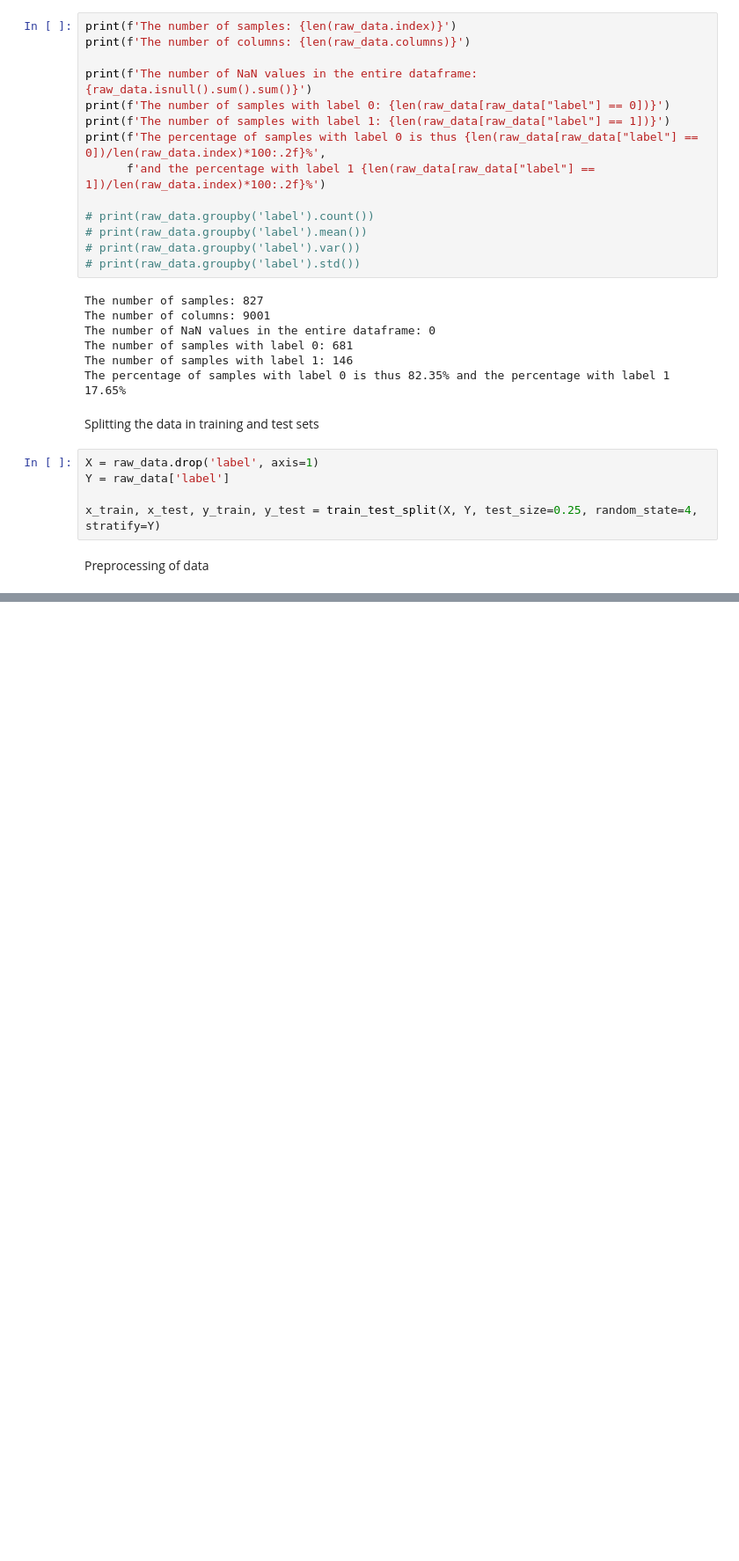
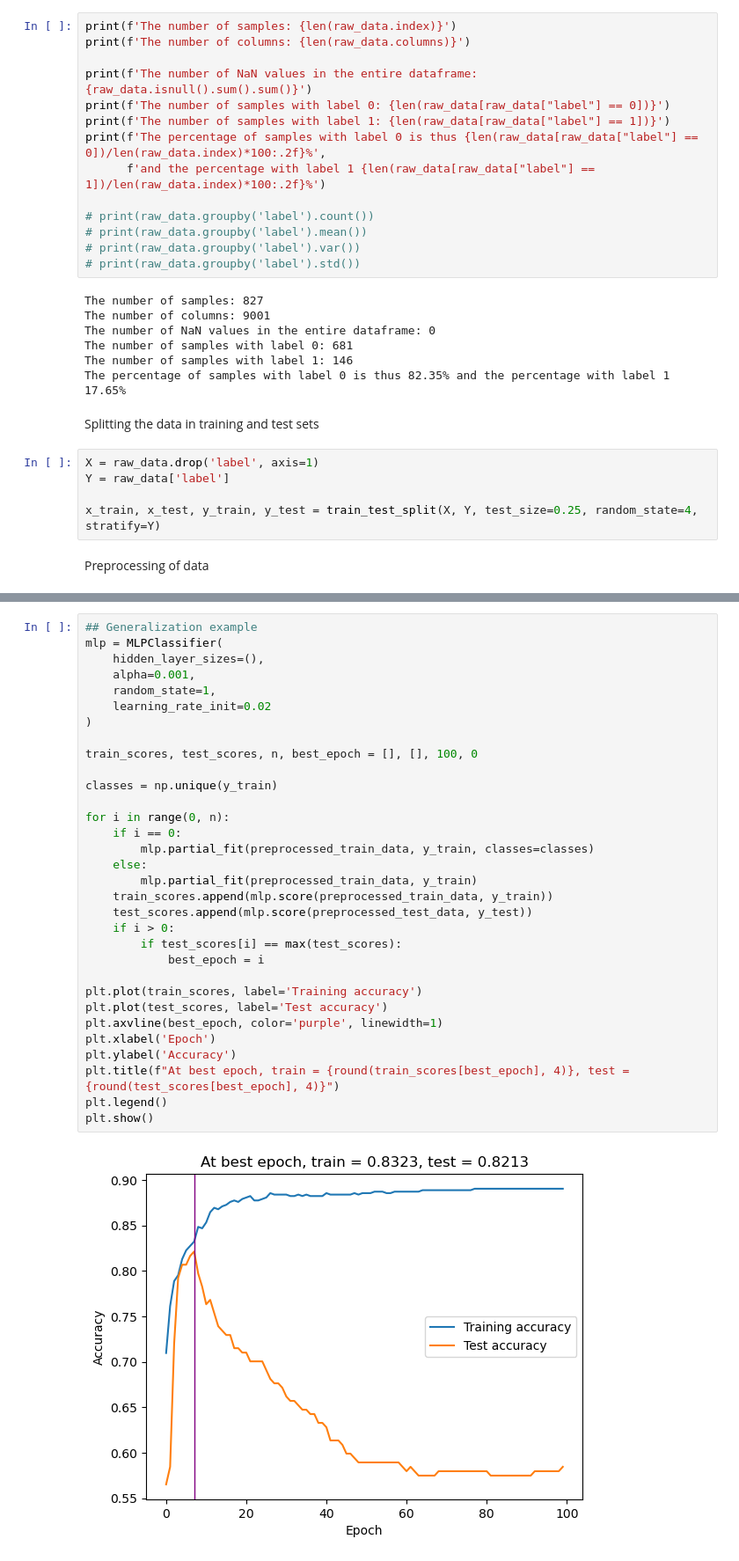
Before and after one commit to ereindersss/TM10011-Machine-learning-assignment-ECG-, a Jupyter notebook: assignment_clean.ipynb, the cells around one changed output, grey strips where cells are left out. Shown at 88% size. Drawn from its saved outputs; the diff is of its cells as text; blank space fills up the shorter version.

```diff
--- a/assignment_clean.ipynb
+++ b/assignment_clean.ipynb
@@ -156,0 +291,34 @@ Na het schalen zijn er 61 features over
+# %%
+## Generalization example
+mlp = MLPClassifier(
+    hidden_layer_sizes=(),
+    alpha=0.001,
+    random_state=1,
+    learning_rate_init=0.02
+)
+
+train_scores, test_scores, n, best_epoch = [], [], 100, 0
+
+classes = np.unique(y_train)
+
+for i in range(0, n):
+    if i == 0:
+        mlp.partial_fit(preprocessed_train_data, y_train, classes=classes)
+    else:
+        mlp.partial_fit(preprocessed_train_data, y_train)
+    train_scores.append(mlp.score(preprocessed_train_data, y_train))
+    test_scores.append(mlp.score(preprocessed_test_data, y_test))
+    if i > 0:
+        if test_scores[i] == max(test_scores):
+            best_epoch = i
+
+plt.plot(train_scores, label='Training accuracy')
+plt.plot(test_scores, label='Test accuracy')
+plt.axvline(best_epoch, color='purple', linewidth=1)
+plt.xlabel('Epoch')
+plt.ylabel('Accuracy')
+plt.title(f"At best epoch, train = {round(train_scores[best_epoch], 4)}, test = {round(test_scores[best_epoch], 4)}")
+plt.legend()
+plt.show()
+# %% [output]
+[figure, added]
```
Also changed, not shown: parts of 9 cells of this notebook.
